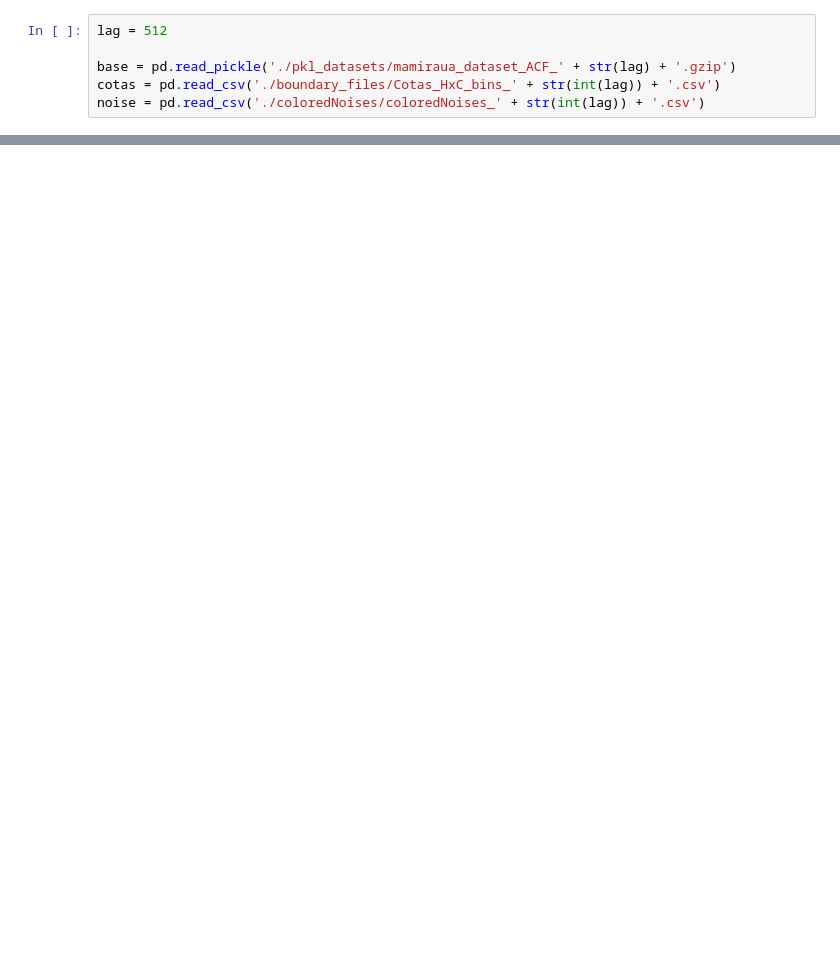
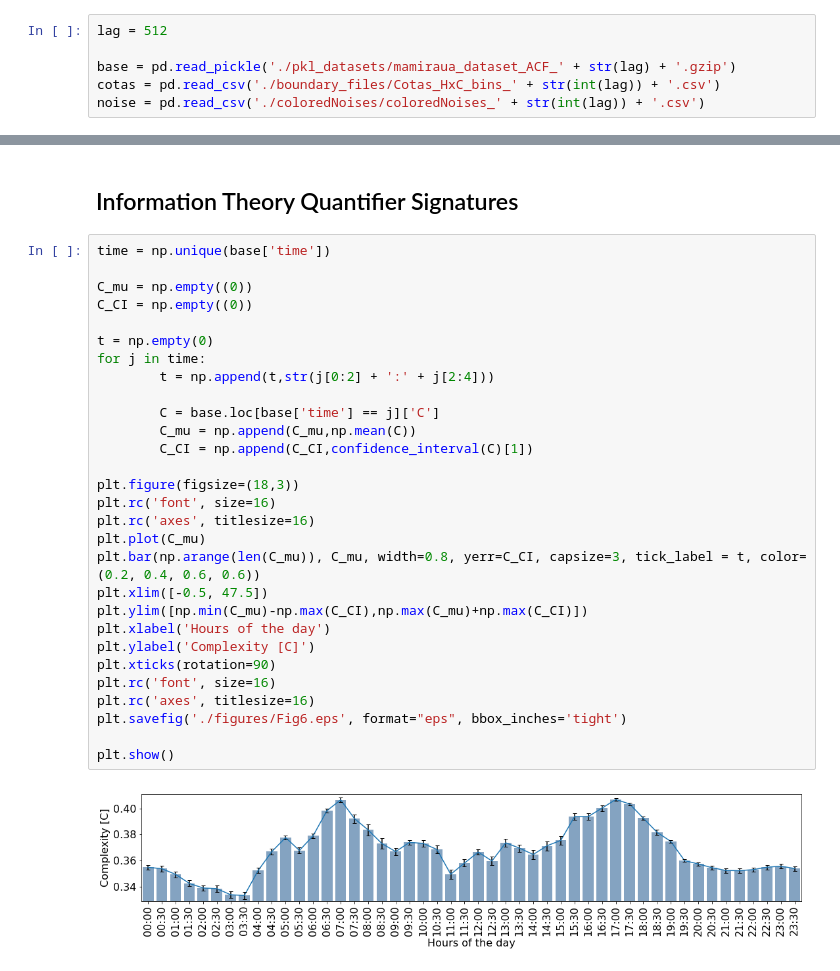
Before and after one commit to juancolonna/EGCI, a Jupyter notebook: Fig6.ipynb, the cells around one changed output, grey strips where cells are left out. Cells and saved outputs as stored; diff of their text form; blank space fills up the shorter version.

Commit message:
new fig4. renamed old figures

```diff
--- a/Fig6.ipynb
+++ b/Fig6.ipynb
@@ -125,0 +28,33 @@ plt.show()
+# %% [markdown]
+## Information Theory Quantifier Signatures
+# %%
+time = np.unique(base['time'])
+
+C_mu = np.empty((0))
+C_CI = np.empty((0))
+
+t = np.empty(0)
+for j in time:
+        t = np.append(t,str(j[0:2] + ':' + j[2:4]))
+
+        C = base.loc[base['time'] == j]['C']
+        C_mu = np.append(C_mu,np.mean(C))
+        C_CI = np.append(C_CI,confidence_interval(C)[1])
+
+plt.figure(figsize=(18,3))
+plt.rc('font', size=16)
+plt.rc('axes', titlesize=16)
+plt.plot(C_mu)
+plt.bar(np.arange(len(C_mu)), C_mu, width=0.8, yerr=C_CI, capsize=3, tick_label = t, color=(0.2, 0.4, 0.6, 0.6))
+plt.xlim([-0.5, 47.5])
+plt.ylim([np.min(C_mu)-np.max(C_CI),np.max(C_mu)+np.max(C_CI)])
+plt.xlabel('Hours of the day')
+plt.ylabel('Complexity [C]')
+plt.xticks(rotation=90)
+plt.rc('font', size=16)
+plt.rc('axes', titlesize=16)
+plt.savefig('./figures/Fig6.eps', format="eps", bbox_inches='tight')
+
+plt.show()
+# %% [output]
+[figure, added]
```
Also changed, not shown: parts of 6 cells of this notebook, 10 other files.
